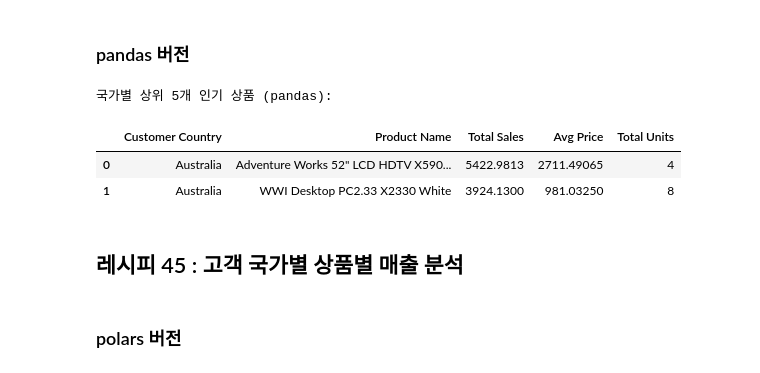
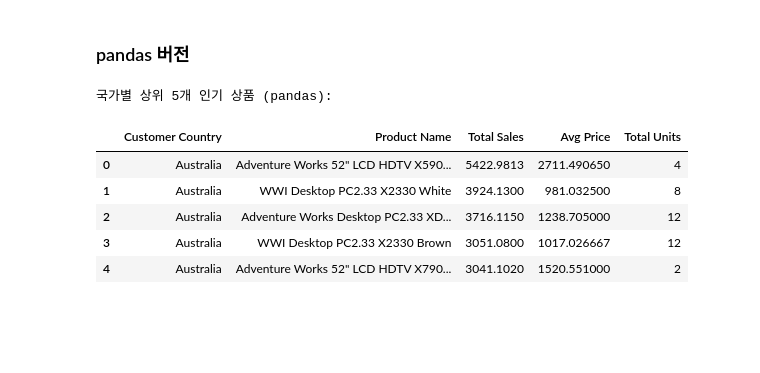
Before and after one commit to dschloe/polars_recipes, a Jupyter notebook: ch08_data_transformation.ipynb, the cells around one changed output. Saved outputs shown, nothing was run; the diff lists cells and outputs as text; code cells hidden in the pictures; blank space fills up the shorter version.

```diff
--- a/ch08_data_transformation.ipynb
+++ b/ch08_data_transformation.ipynb
@@ -454,3 +454,7 @@ country_analysis_pandas.head(2)
 ## 레시피 44 : 고객 국가별 상품별 매출 분석 (상위 5)
 # %% [markdown]
 ### polars 버전
+# %%
+import polars as pl
+contoso_sales = pl.read_csv("data/ch08/contoso_sales.csv")
+contoso_sales.head(1)
@@ -481,37 +498,37 @@ shape: (2, 5)
 ### pandas 버전
 # %%
 # 고객 국가별 상품별 매출 분석 (상위 5)
+contoso_sales_pandas = contoso_sales.to_pandas()
 country_product_analysis_pandas = (
     contoso_sales_pandas.groupby(["Customer Country", "Product Name"])
     .agg({
         "Net Price": ["sum", "mean"],
         "Quantity": "sum"
     })
     .reset_index()
 )
 
 # 다중 인덱스 컬럼 이름 변경
 country_product_analysis_pandas.columns = [
     "Customer Country", "Product Name", "Total Sales", "Avg Price", "Total Units"
 ]
 
 # 국가별로 매출 기준 내림차순 정렬하고 상위 5개 선택
 country_product_analysis_pandas = (
     country_product_analysis_pandas
     .sort_values(["Customer Country", "Total Sales"], ascending=[True, False])
     .groupby("Customer Country")
     .head(5)
     .reset_index(drop=True)
 )
 
 print("\n국가별 상위 5개 인기 상품 (pandas):")
-country_product_analysis_pandas.head(2)
+country_product_analysis_pandas.head(5)
 # %% [output]
 국가별 상위 5개 인기 상품 (pandas):
 |  | Customer Country | Product Name | Total Sales | Avg Price | Total Units |
-| 0 | Australia | Adventure Works 52" LCD HDTV X590... | 5422.9813 | 2711.49065 | 4 |
-| 1 | Australia | WWI Desktop PC2.33 X2330 White | 3924.1300 | 981.03250 | 8 |
+| 0 | Australia | Adventure Works 52" LCD HDTV X590... | 5422.9813 | 2711.490650 | 4 |
+| 1 | Australia | WWI Desktop PC2.33 X2330 White | 3924.1300 | 981.032500 | 8 |
+| 2 | Australia | Adventure Works Desktop PC2.33 XD... | 3716.1150 | 1238.705000 | 12 |
+| 3 | Australia | WWI Desktop PC2.33 X2330 Brown | 3051.0800 | 1017.026667 | 12 |
+| 4 | Australia | Adventure Works 52" LCD HDTV X790... | 3041.1020 | 1520.551000 | 2 |
-# %% [markdown]
-## 레시피 45 : 고객 국가별 상품별 매출 분석
-# %% [markdown]
-### polars 버전
```
Also changed, not shown: parts of 5 cells of this notebook, 4 other files.
